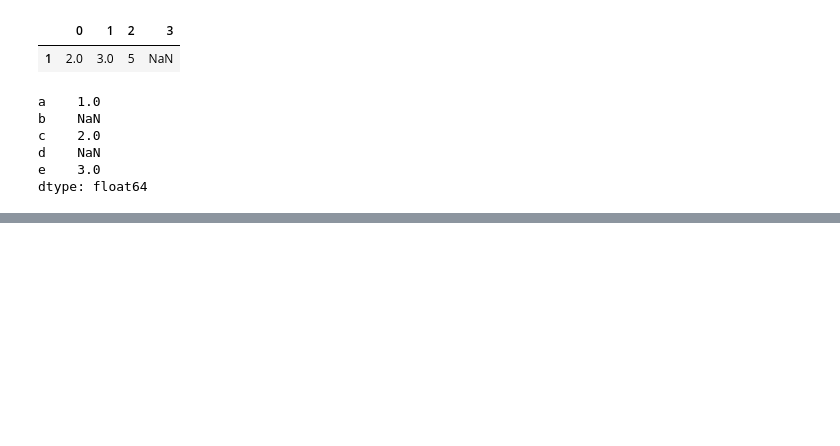
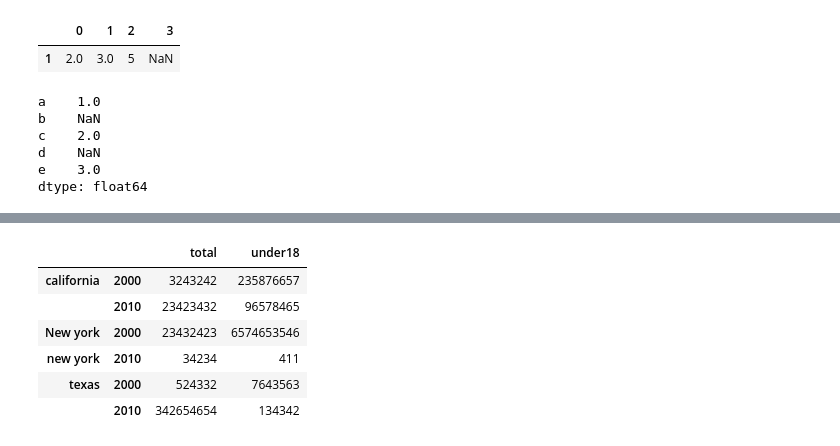
Before and after one commit to priyanshu2411/data-science-handbook-practice, a Jupyter notebook: day 3 practise.ipynb, the cells around one changed output, grey strips where cells are left out. Cells and saved outputs as stored; diff of their text form; code cells hidden in the pictures; blank space fills up the shorter version.

```diff
--- a/day 3 practise.ipynb
+++ b/day 3 practise.ipynb
@@ -384,0 +416,4 @@ AttributeError: module 'pandas' has no attribute 'sum'
+# %%
+index = [('california',2000),('california',2010),('New york',2000),('new york',2010),('texas',2000),('texas',2010)]
+population = [3243242,23423432,23432423,34234,524332,342654654]
+pop = pd.Series(population,index=index)
@@ -384,0 +448,2 @@ AttributeError: module 'pandas' has no attribute 'sum'
+# %%
+index = pd.MultiIndex.from_tuples(index)
@@ -384,0 +475,2 @@ AttributeError: module 'pandas' has no attribute 'sum'
+# %%
+pop = pop.reindex(index)
@@ -384,0 +514,12 @@ AttributeError: module 'pandas' has no attribute 'sum'
+# %%
+pop_df = pd.DataFrame({'total':pop,'under18':[235876657,96578465,6574653546,411,7643563,134342]})
+# %%
+pop_df
+# %% [output]
+|  |  | total | under18 |
+| california | 2000 | 3243242 | 235876657 |
+|  | 2010 | 23423432 | 96578465 |
+| New york | 2000 | 23432423 | 6574653546 |
+| new york | 2010 | 34234 | 411 |
+| texas | 2000 | 524332 | 7643563 |
+|  | 2010 | 342654654 | 134342 |
```
Also changed, not shown: parts of 33 cells of this notebook.
